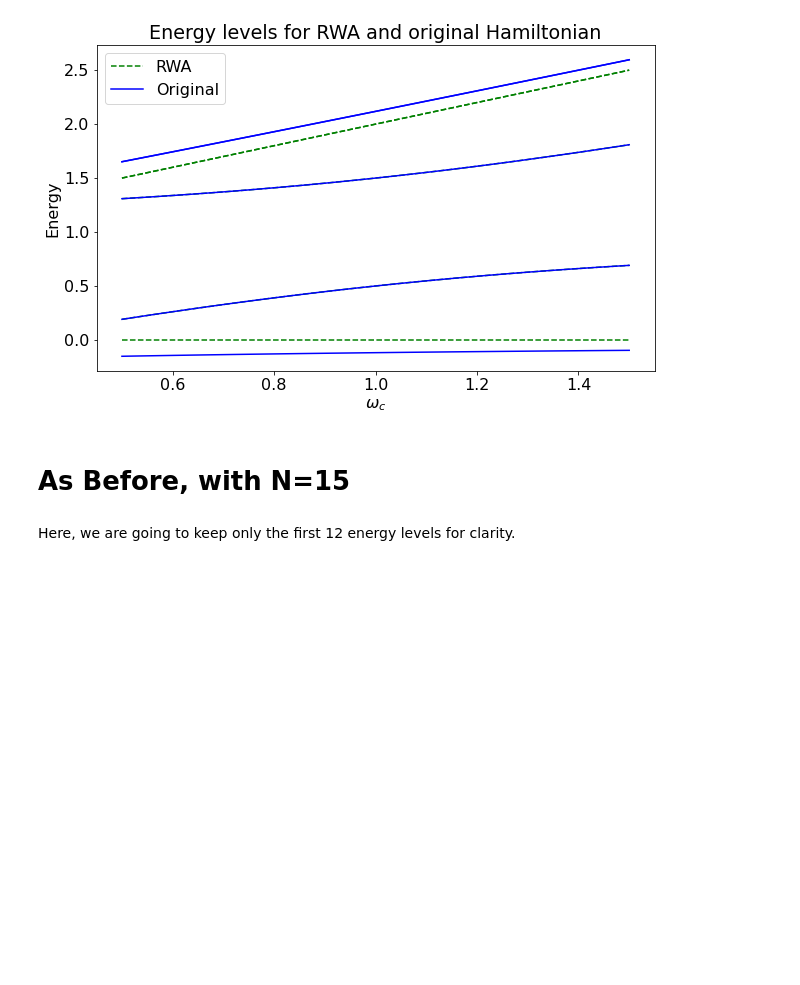
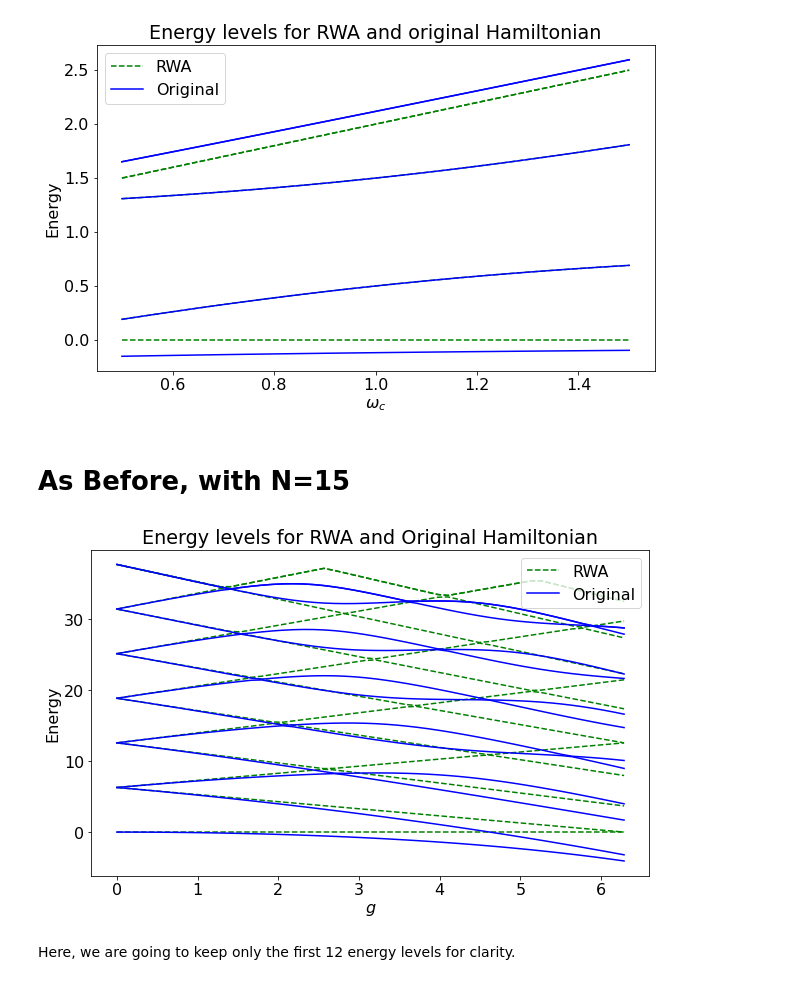
Before and after one commit to RobPie16/JaynesCummingModelProject, a Jupyter notebook: RabiOsc+EnergyLevels.ipynb, the cells around one changed output. Cells and saved outputs as stored; diff of their text form; code cells hidden in the pictures; blank space fills up the shorter version.

```diff
--- a/RabiOsc+EnergyLevels.ipynb
+++ b/RabiOsc+EnergyLevels.ipynb
@@ -330,6 +328,61 @@ plt.show()
 [figure]
 # %% [markdown]
 # As Before, with N=15
+# %%
+N = 15       #number of cavity fock states
+wc = 2*np.pi  # cavity frequency
+wa = 2*np.pi
+gvec=np.linspace(0,wc,50)
+
+# intial state
+psi0 = tensor(basis(N,0), basis(2,1))    # start with an excited atom
+
+# operators
+a  = tensor(destroy(N), qeye(2))
+sm = tensor(qeye(N), destroy(2))
+
+origlvls=[]
+rwalvls=[]
+for g in gvec:
+
+    Hrwa = wc * a.dag() * a + wa * sm.dag() * sm + g * (a.dag() * sm + a * sm.dag())
+    Horig = wc * a.dag() * a + wa * sm.dag() * sm + g * (a.dag() + a) * (sm + sm.dag())
+
+    evo,eko=Horig.eigenstates()
+    evr,ekr=Hrwa.eigenstates()
+    origlvls.append(evo)
+    rwalvls.append(evr)
+
+
+
+n1=len(origlvls)
+n2=len(origlvls[1])
+elvls=np.zeros([n1,n2])
+erlvls=np.zeros([n1,n2])
+for i in range(n1):
+    for j in range(len(origlvls[1])):
+        elvls[i,j]=origlvls[i][j]
+        erlvls[i,j]=rwalvls[i][j]
+
+
+fig, axes = plt.subplots(1, 1, figsize=(10,6))
+
+for i in range(12):
+    axes.plot(gvec,erlvls[:,i],"g--")
+    axes.plot(gvec,elvls[:,i],"b-")
+
+axes.plot(gvec,erlvls[:,12-1],"g--",label="RWA")
+axes.plot(gvec,elvls[:,12-1],"b-",label="Original")
+#axes.axvline(x=0.22*wc)
+
+axes.legend()
+axes.set_xlabel('$g$')
+axes.set_ylabel('Energy')
+axes.set_title('Energy levels for RWA and Original Hamiltonian')
+
+plt.show()
+# %% [output]
+[figure, added]
 # %% [markdown]
 Here, we are going to keep only the first 12 energy levels for clarity.
 # %%
```
Also changed, not shown: parts of 5 cells of this notebook, 1 other file.
